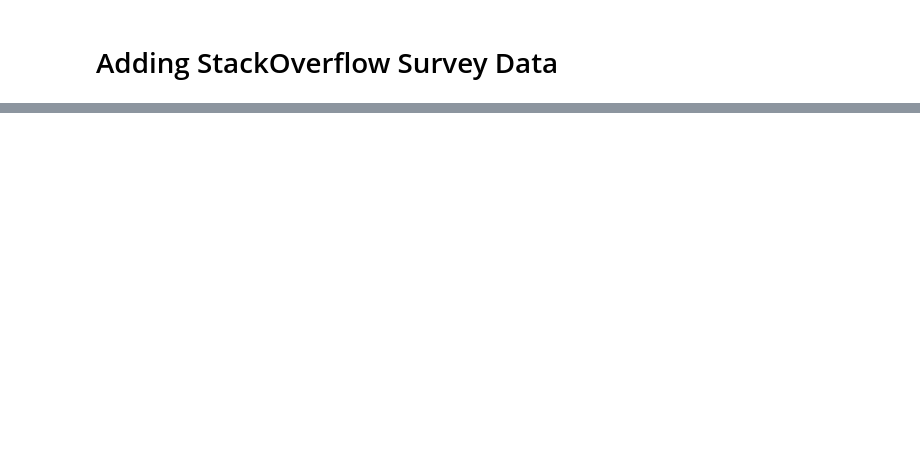
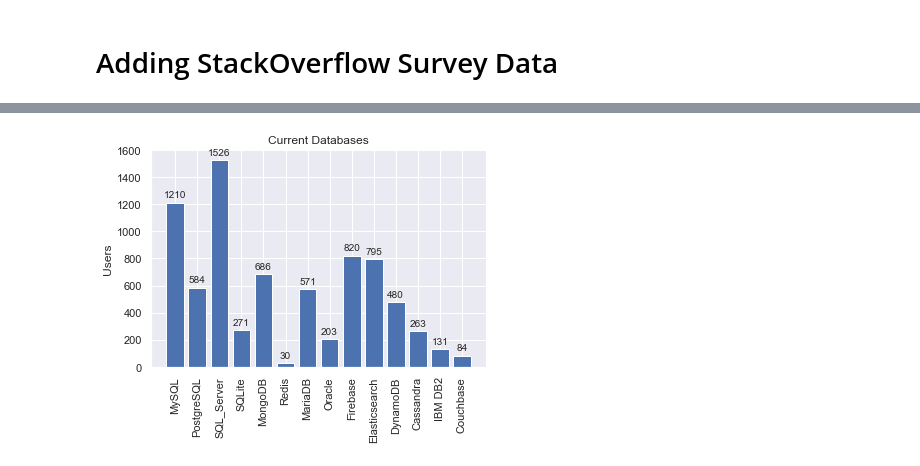
Before and after one commit to BondiAnalytics/DSML_Course_Notebooks, a Jupyter notebook: capstone_docs/Stack Overflow Tags Analysis.ipynb, the cells around one changed output, grey strips where cells are left out. Saved outputs shown, nothing was run; the diff lists cells and outputs as text; code cells hidden in the pictures; blank space fills up the shorter version.

```diff
--- a/capstone_docs/Stack Overflow Tags Analysis.ipynb
+++ b/capstone_docs/Stack Overflow Tags Analysis.ipynb
@@ -296,0 +342,2 @@ Name: DevType, dtype: object
+# %%
+df_platform_desired = pd.concat([df_db_desired, df_db_desired['PlatformDesireNextYear'].str.split(';', expand=True)], axis=1)
@@ -296,0 +362,2 @@ Name: DevType, dtype: object
+# %%
+df_platform_desired_toy = df_platform_desired[['CurrentDB0', 'DesiredDB0', 'DesiredPlatform0']]
@@ -296,0 +377,4 @@ Name: DevType, dtype: object
+# %%
+df = df_platform_desired_toy.dropna()
+print(len(df))
+print(df)
@@ -296,0 +397,9 @@ Name: DevType, dtype: object
+# %%
+def count_db(df, column_string,db_name):
+    '''Count the number of current or desired databases'''
+
+    counter = 0
+    for i in df[column_string]:
+        if i == db_name:
+            counter += 1
+    return counter
@@ -296,0 +445,42 @@ Name: DevType, dtype: object
+# %%
+labels = ['MySQL',
+'PostgreSQL',
+'SQL_Server',
+'SQLite',
+'MongoDB',
+"Redis",
+"MariaDB",
+"Oracle",
+"Firebase",
+"Elasticsearch",
+"DynamoDB",
+"Cassandra",
+"IBM DB2",
+"Couchbase"
+         ]
+from matplotlib.pyplot import figure
+
+fig, ax = plt.subplots()
+
+plt.xticks(rotation=90,wrap=False)
+
+# plt.figure(figsize=(11,8))
+
+ax.set_ylabel('Users')
+ax.set_title('Current Databases')
+
+# ax.bar(x - width/2, Current_DBs, width, label='Current_DBs')
+
+pps = plt.bar(labels,Current_DBs)
+for p in pps:
+   height = p.get_height()
+   ax.annotate('{}'.format(height),
+      xy=(p.get_x() + p.get_width() / 2, height),
+      xytext=(0, 3), # 3 points vertical offset
+      textcoords="offset points",
+      ha='center', va='bottom')
+
+
+plt.show()
+# %% [output]
+[figure, added]
```
Also changed, not shown: parts of 47 cells of this notebook, 5 other files.
